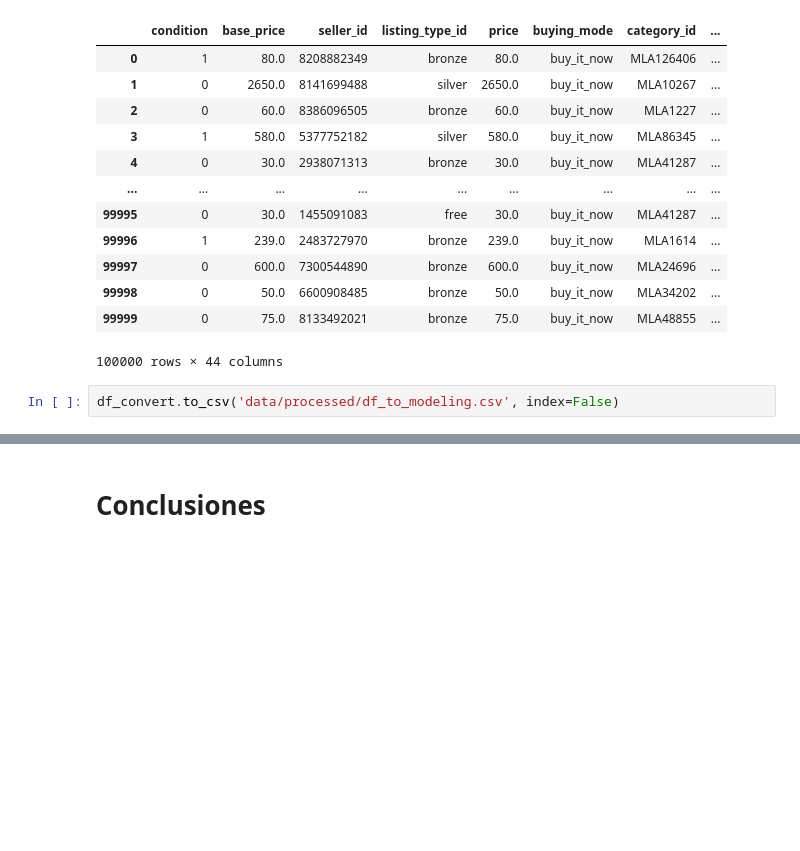
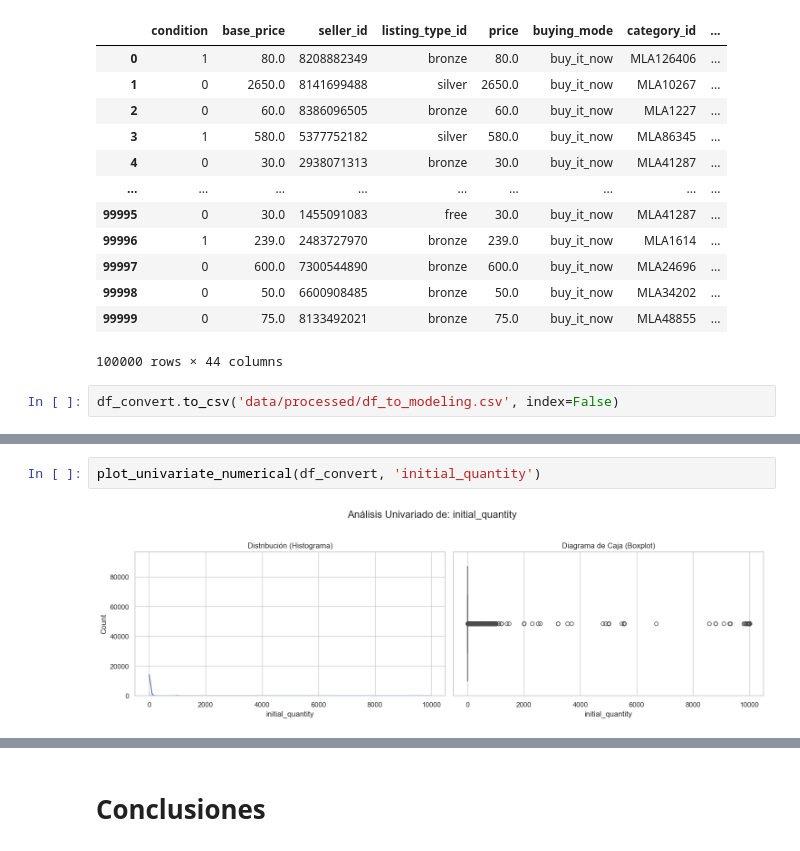
Before and after one commit to dbayterv/challenge-ds-meli, a Jupyter notebook: notebooks/01_EDA.ipynb, the cells around one changed output, grey strips where cells are left out. Cells and saved outputs as stored; diff of their text form; blank space fills up the shorter version.

```diff
--- a/notebooks/01_EDA.ipynb
+++ b/notebooks/01_EDA.ipynb
@@ -477,0 +506,4 @@ df_convert.describe(include='all').T
+# %%
+plot_univariate_numerical(df_convert, 'initial_quantity')
+# %% [output]
+[figure, added]
```
Also changed, not shown: parts of 18 cells of this notebook.
